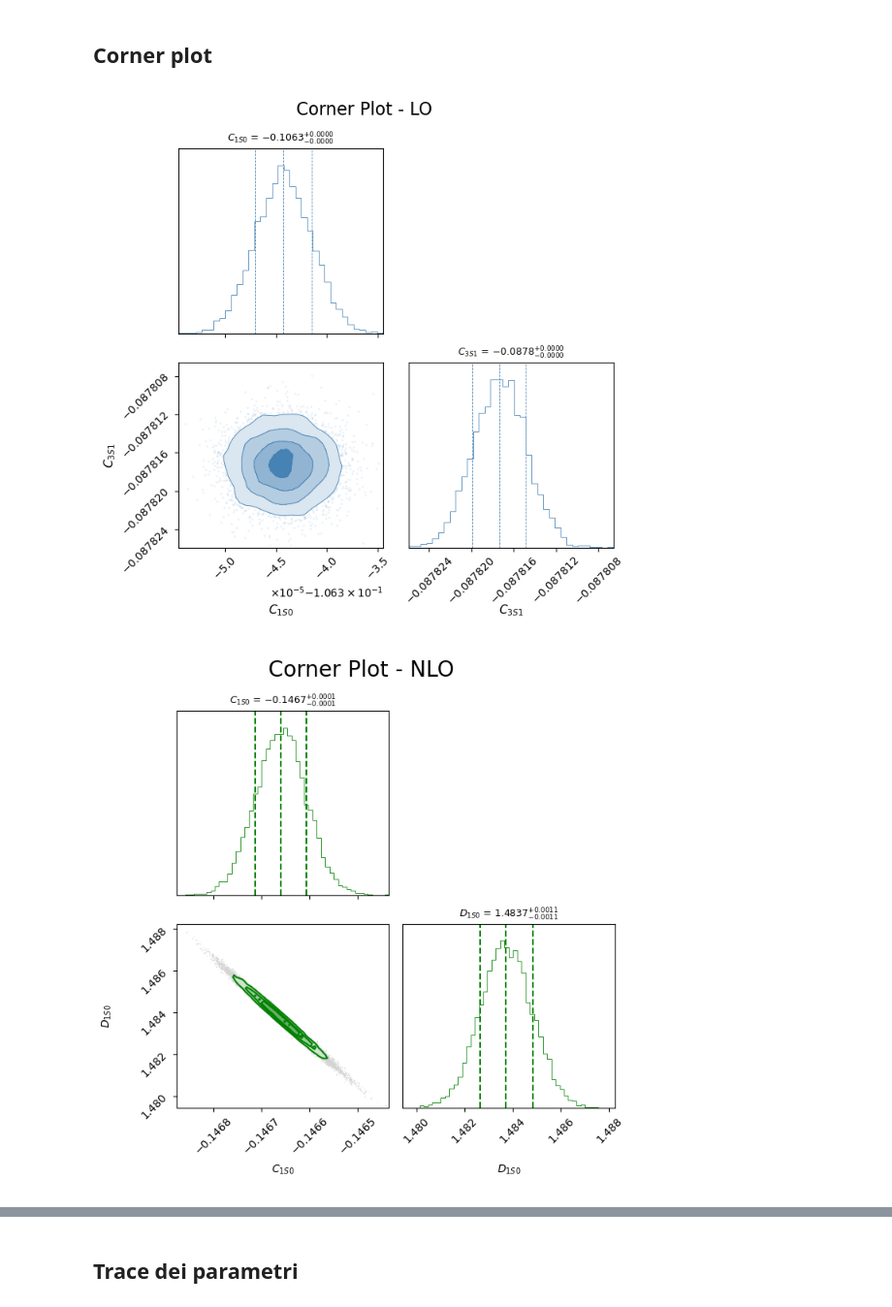
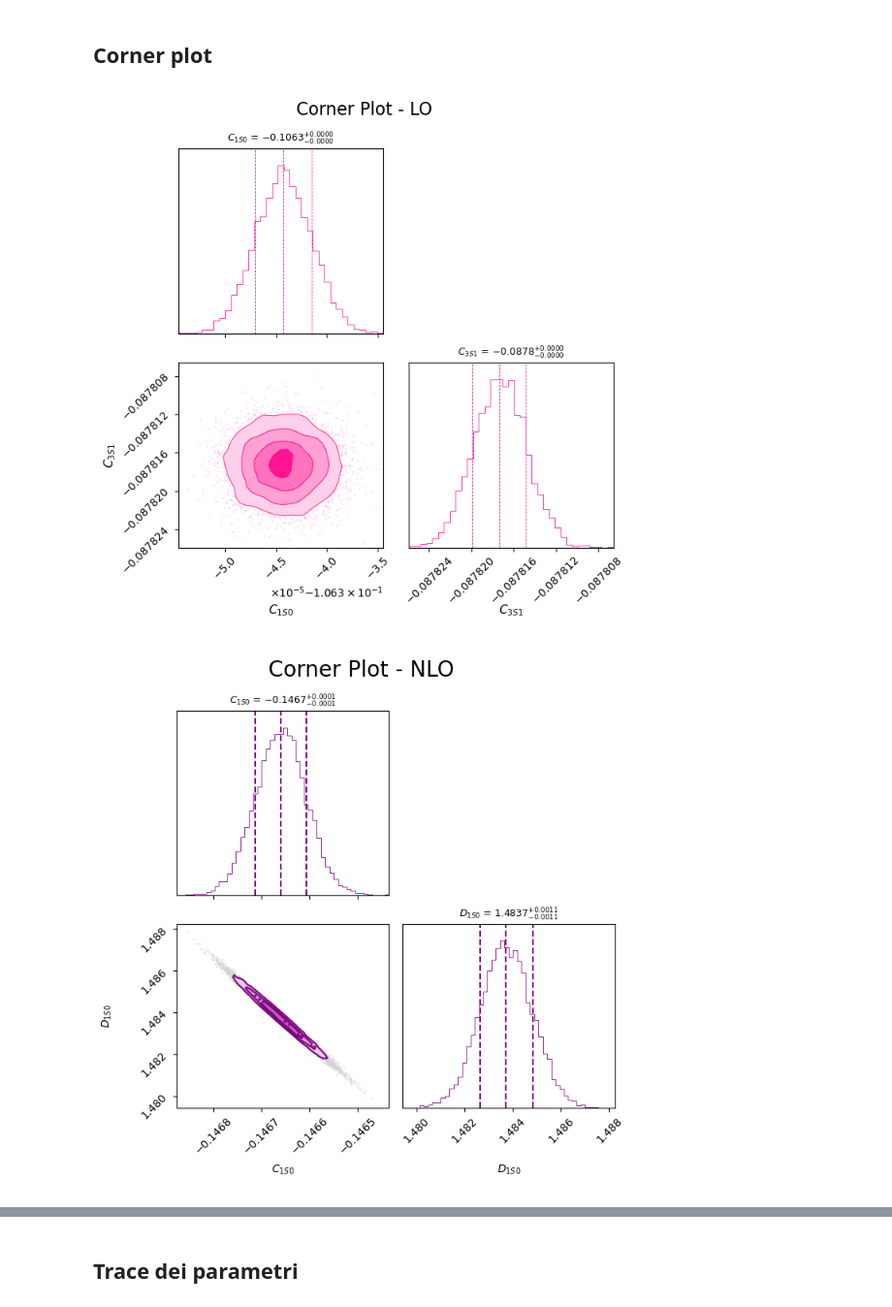
Before and after one commit to Lvetto/lmd_forza_nucleare, a Jupyter notebook: plots.ipynb, the cells around one changed output, grey strips where cells are left out. Shown at 97% size. Saved outputs shown, nothing was run; the diff lists cells and outputs as text; code cells hidden in the pictures.

Commit message:
ho solo cambiato i colori dei plot in modo che il barbieri non si triggeri troppo vedemdo gli stessi colori

```diff
--- a/plots.ipynb
+++ b/plots.ipynb
@@ -60,35 +60,35 @@ corner_fig = corner.corner(
     labels=[r"$C_{1S0}$", r"$C_{3S1}$"],
     show_titles=True,
     title_fmt=".4f",
     title_kwargs={"fontsize": 9},
     fig=fig,
     bins=35,
     smooth=1,
-    color="steelblue",
+    color="deeppink",
     use_math_text=True,
     quantiles=[0.16, 0.5, 0.84],
     label_kwargs={"fontsize": 11, "labelpad": 14},
     hist_kwargs={"linewidth": 0.6},
     contour_kwargs={"linewidths": 0.6},
     plot_contours=True,
     fill_contours=True,
     plot_density=True
 )
 
 # Assottiglia le linee verticali tratteggiate dei quantili
 for ax in np.array(corner_fig.axes):
     for line in ax.lines:
         if line.get_linestyle() == "--":
             line.set_linewidth(0.6)
 
 fig.suptitle("Corner Plot - LO", fontsize=16)
 fig.tight_layout()
 
 fig.savefig("figure/corner_LO.pdf", bbox_inches="tight")
 
 plt.show()
 # %% [output]
-[figure, old version]
+[figure, new version]
 # %%
 fig = plt.figure(figsize=(7, 7))
 
@@ -141,7 +141,7 @@ corner.corner(
     label_kwargs={"fontsize": 10, "labelpad": 14},
     fig=fig,
     bins=50,
-    color="green",                    # Colore base per istogrammi e contorni
+    color="purple",                    # Colore base per istogrammi e contorni
     data_kwargs={
         "color": "lightgray",         # Rende grigi i punti di dispersione
         "alpha": 0.3,                 # Li rende semitrasparenti
@@ -162,7 +162,7 @@ fig.tight_layout()
 fig.savefig("figure/corner_NLO_1S0.pdf", bbox_inches="tight")
 plt.show()
 # %% [output]
-[figure, old version]
+[figure, new version]
 # %%
 fig = plt.figure(figsize=(7, 7))
 
```
Also changed, not shown: parts of 5 cells of this notebook, 2 other files.
